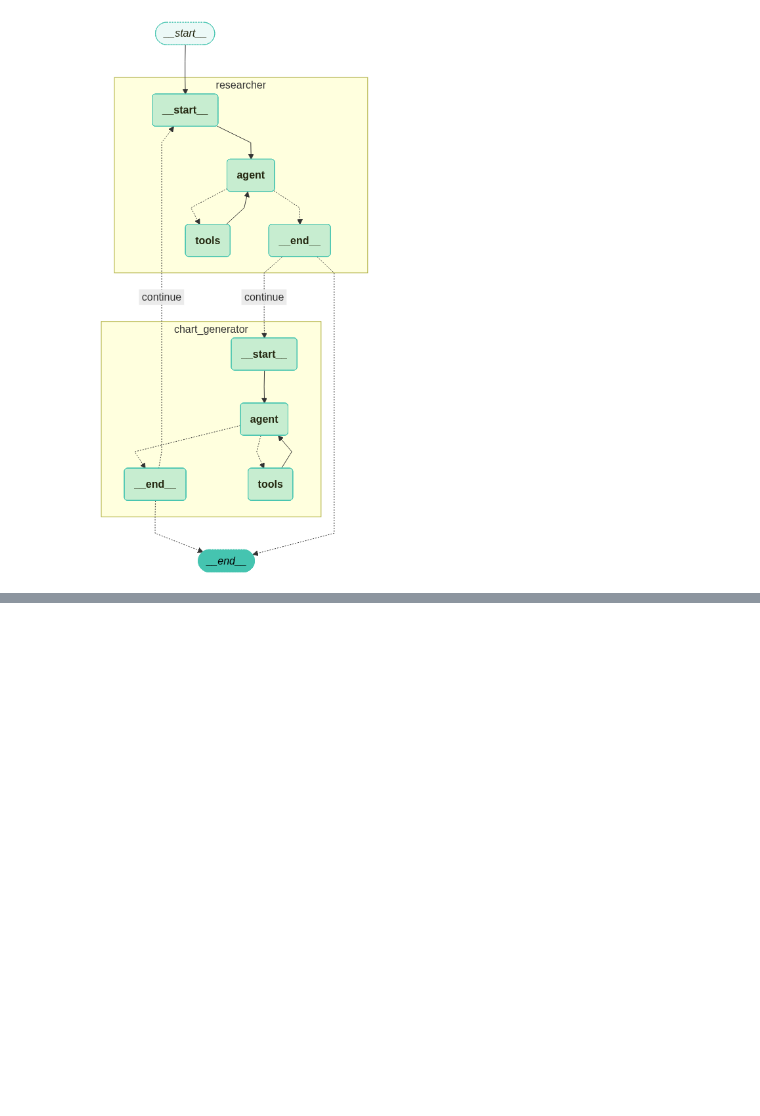
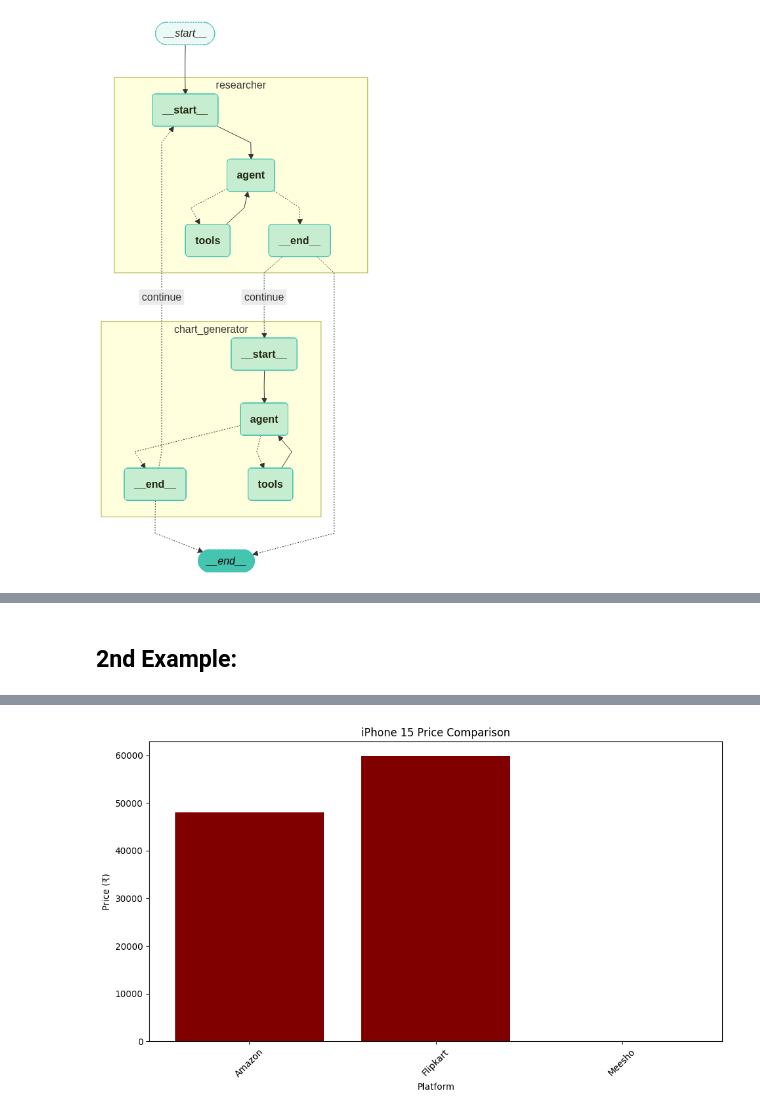
Before and after one commit to SachinMishra-ux/LangGraph_Project_Based_Learning, a Jupyter notebook: All_Experiment/11_multiagent.ipynb, the cells around one changed output, grey strips where cells are left out. Saved outputs shown, nothing was run; the diff lists cells and outputs as text; code cells hidden in the pictures; blank space fills up the shorter version.

```diff
--- a/All_Experiment/11_multiagent.ipynb
+++ b/All_Experiment/11_multiagent.ipynb
@@ -284,0 +233,14 @@ For troubleshooting, visit: https://python.langchain.com/docs/troubleshooting/er
+# %% [markdown]
+## 2nd Example:
+# %%
+inputs = {
+    "messages": [
+        HumanMessage(
+            content="Compare prices of iPhone 15 on Amazon, Flipkart, Meesho"
+        )
+    ]
+}
+
+result = app.invoke(inputs, config=config)
+result
+# %% [output]
@@ -284,0 +265 @@ For troubleshooting, visit: https://python.langchain.com/docs/troubleshooting/er
+[figure, added]
```
Also changed, not shown: parts of 14 cells of this notebook, 7 other files.
